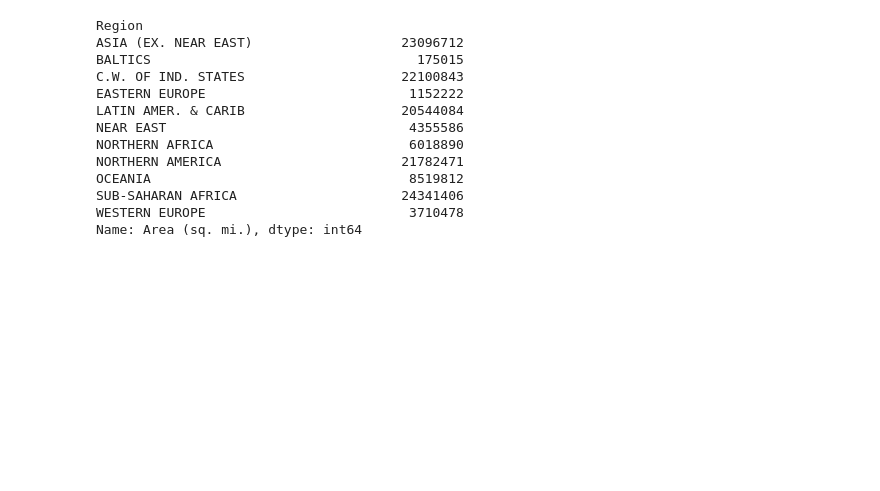
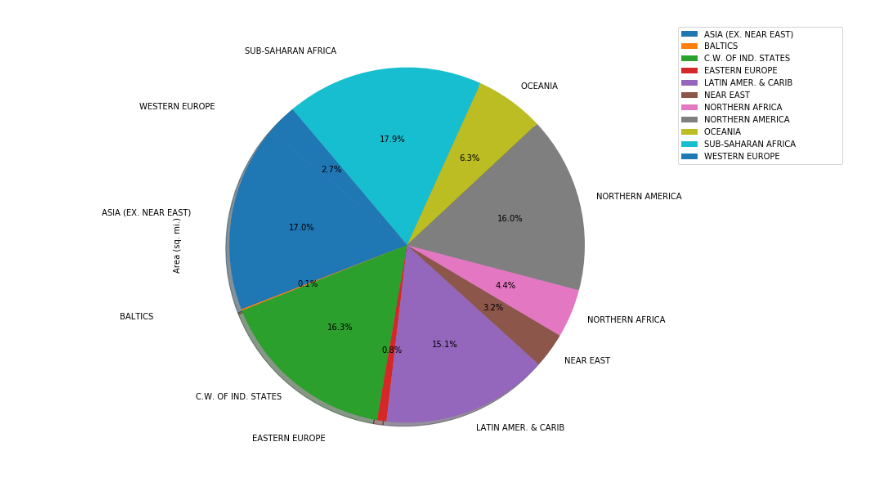
Before and after one commit to juliedundas/Country-Analysis, a Jupyter notebook: Project_1/project_1.ipynb, the cells around one changed output. Cells and saved outputs as stored; diff of their text form; code cells hidden in the pictures; blank space fills up the shorter version.

Commit message:
Pie chart completed

```diff
--- a/Project_1/project_1.ipynb
+++ b/Project_1/project_1.ipynb
@@ -21,22 +22,16 @@ df.head()
 # %%
 #Create a dataframe with just the data that you need
 area_df = df[['Country','Region','Area (sq. mi.)']]
 area_df
-area_df_totaled = area_df.groupby(['Region'])
+area_df_grouped = area_df.groupby(['Region'])
 
 area_totaled = area_df_grouped.sum()['Area (sq. mi.)']
 area_totaled
+
+area_totaled_df = area_totaled.reset_index()
+area_totaled_df
+
+
+plot = area_totaled_df.plot.pie(y='Area (sq. mi.)', figsize=(10, 10), labels=area_totaled_df['Region'], autopct="%1.1f%%", shadow=True, startangle=140).legend(bbox_to_anchor=(1.1, 1))
 # %% [output]
-Region
-ASIA (EX. NEAR EAST)                   23096712
-BALTICS                                  175015
-C.W. OF IND. STATES                    22100843
-EASTERN EUROPE                          1152222
-LATIN AMER. & CARIB                    20544084
-NEAR EAST                               4355586
-NORTHERN AFRICA                         6018890
-NORTHERN AMERICA                       21782471
-OCEANIA                                 8519812
-SUB-SAHARAN AFRICA                     24341406
-WESTERN EUROPE                          3710478
-Name: Area (sq. mi.), dtype: int64
+[figure, added]
```
Also changed, not shown: parts of 2 cells of this notebook, 1 other file.
